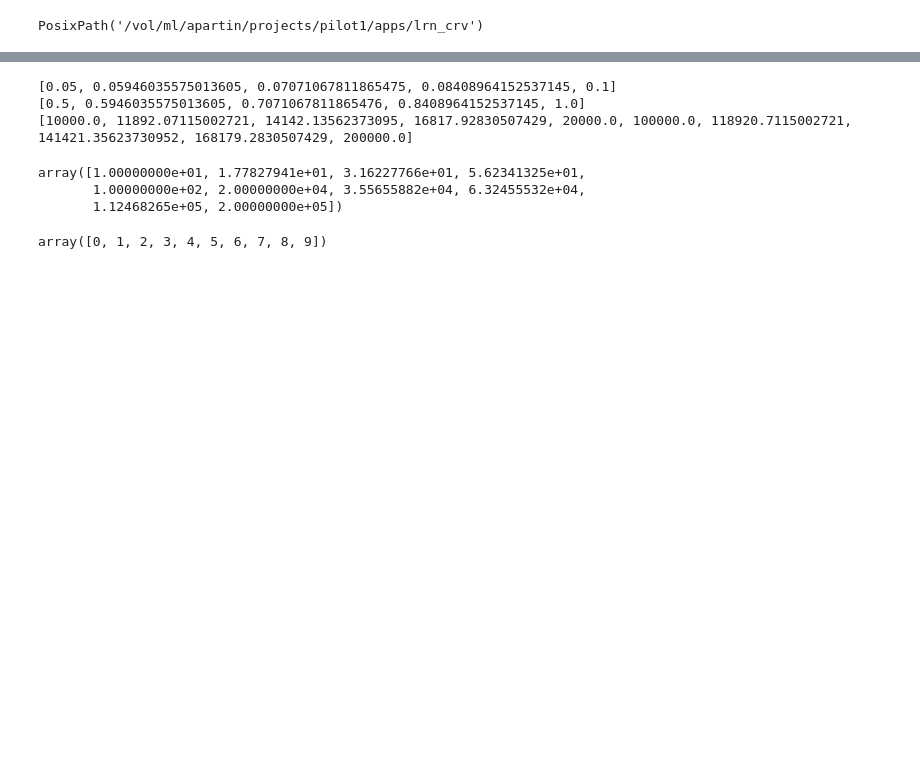
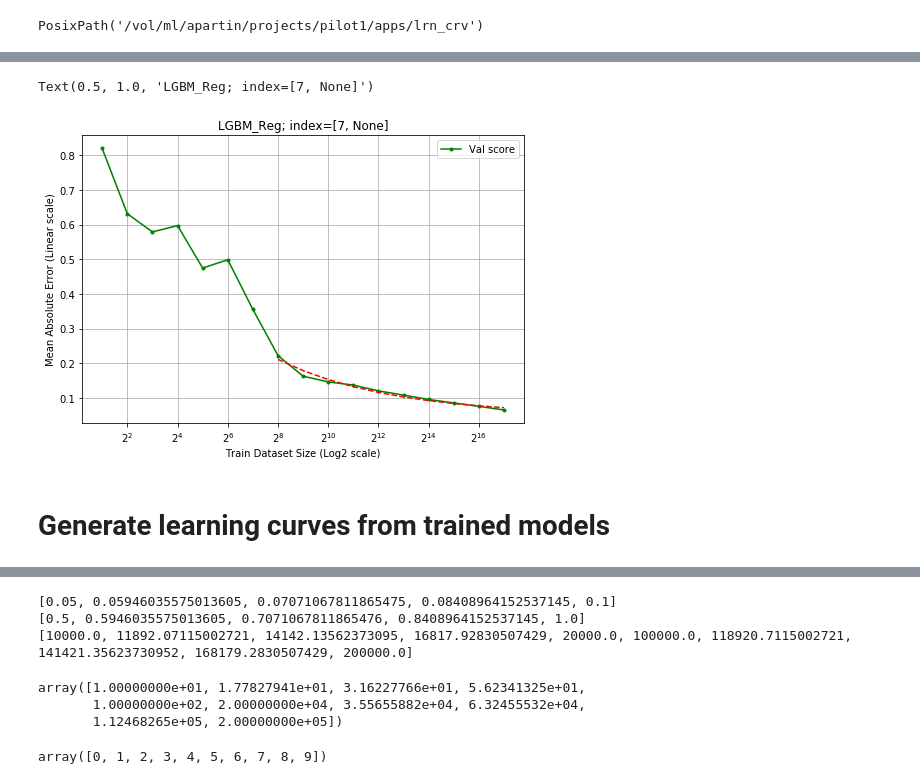
Before and after one commit to adpartin/pilot1, a Jupyter notebook: apps/lrn_crv/power_law_lrn_crv.ipynb, the cells around one changed output, grey strips where cells are left out. Saved outputs shown, nothing was run; the diff lists cells and outputs as text; code cells hidden in the pictures; blank space fills up the shorter version.

```diff
--- a/apps/lrn_crv/power_law_lrn_crv.ipynb
+++ b/apps/lrn_crv/power_law_lrn_crv.ipynb
@@ -209,0 +263,14 @@ lrn_crv.plot_lrn_crv(rslt, metric_name=metric_name, ylim=None,
+# %%
+# Fit data to the power-law region. Plot the fit for the entire recorded range. Plot the original data.
+yfit = power_law_func_3prm(x[i0:i1], **power_law_params)
+
+fig, ax = lrn_crv.plot_lrn_crv(
+    rslt, metric_name=metric_name, ylim=None,
+    xtick_scale=xtick_scale, ytick_scale='linear');
+
+ax.plot(x[i0:i1], yfit, '--', color='r'); ax.set_title(f'LGBM_Reg; index=[{i0}, {i1}]')
+# %% [output]
+Text(0.5, 1.0, 'LGBM_Reg; index=[7, None]')
+[figure, added]
+# %% [markdown]
+# Generate learning curves from trained models
```
Also changed, not shown: parts of 50 cells of this notebook, 8 other files.
